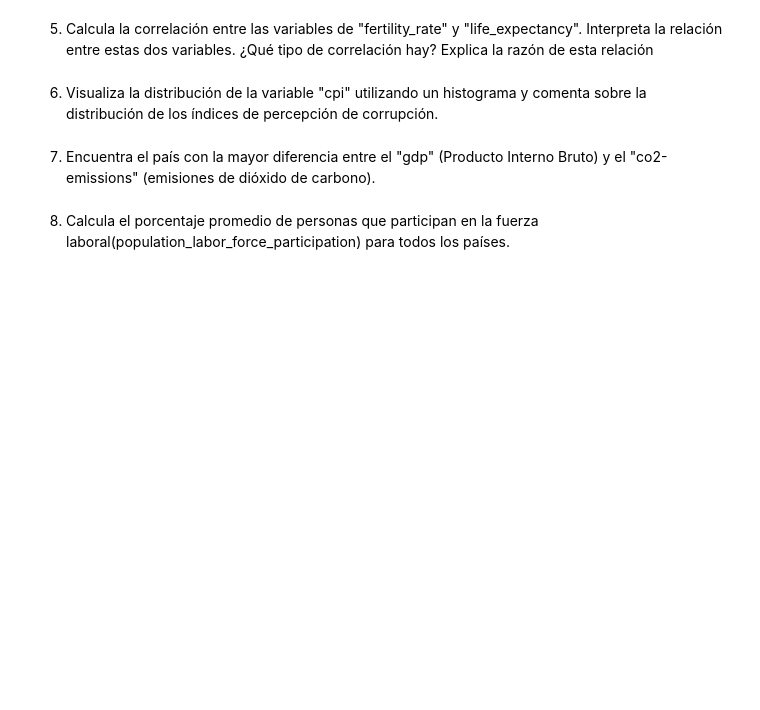
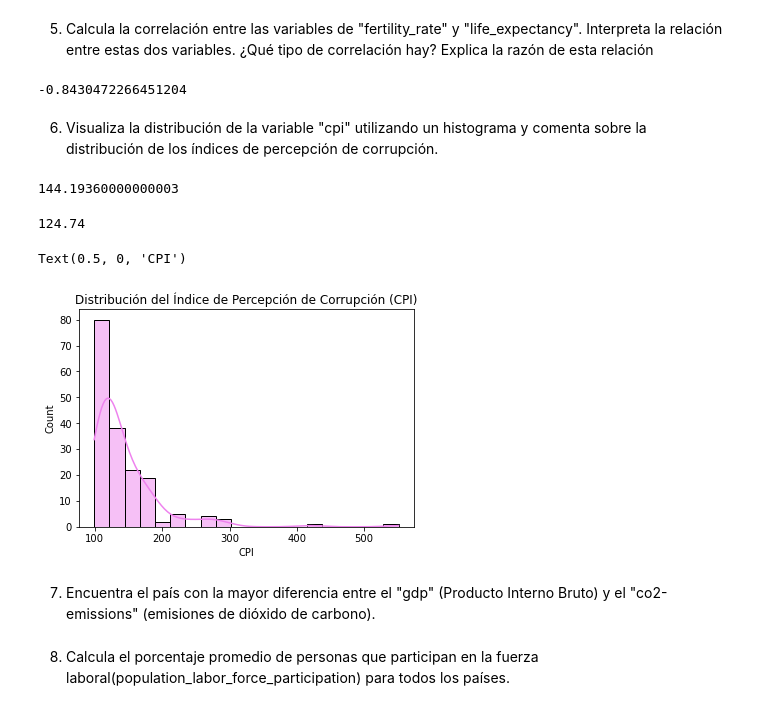
Before and after one commit to karinem0/promoG-modulo3-sprint2-pairprogramming-Johanna-Karine, a Jupyter notebook: 2.Estadística_descriptiva_pair_programming.ipynb, the cells around one changed output. Saved outputs shown, nothing was run; the diff lists cells and outputs as text; code cells hidden in the pictures; blank space fills up the shorter version.

```diff
--- a/2.Estadística_descriptiva_pair_programming.ipynb
+++ b/2.Estadística_descriptiva_pair_programming.ipynb
@@ -12,0 +35,3 @@ Instrucciones:
+# %%
+df = pd.read_csv("files/world_data_full_apply_nulos.csv", index_col=0)
+df.head()
@@ -34,0 +187,23 @@ Máximo
+# %%
+media_mortalidad = df['infant_mortality'].mean()
+mediana_mortalidad = df['infant_mortality'].median()
+desviacion_estandar_mortalidad = df['infant_mortality'].std()
+
+# Definir umbrales para las categorías
+umbral_bajo = mediana_mortalidad - desviacion_estandar_mortalidad
+umbral_alto = mediana_mortalidad + desviacion_estandar_mortalidad
+
+# Función para asignar categorías
+def asignar_categoria(mortalidad):
+    if mortalidad <= umbral_bajo:
+        return 'Baja'
+    elif mortalidad <= umbral_alto:
+        return 'Moderada'
+    else:
+        return 'Alta'
+
+# Aplicar la función para asignar categorías
+df['categoria_mortalidad_infantil'] = df['infant_mortality'].apply(asignar_categoria)
+
+# Mostrar los resultados
+(df[['country', 'infant_mortality', 'categoria_mortalidad_infantil']])
@@ -35,9 +226,36 @@ Máximo
 # %% [markdown]
 
 5. Calcula la correlación entre las variables de "fertility_rate" y "life_expectancy". Interpreta la relación entre estas dos variables. ¿Qué tipo de correlación hay? Explica la razón de esta relación
+# %%
+corr_fer_life = df["fertility_rate"].corr(df["life_expectancy"],method= "spearman")
+corr_fer_life
+
+# Correlacion negativa, mientras la tasa de fertilidad aumenta, la esperanza de vida disminuye.
+# Cuando una variable aumenta, la otra tiende a disminuir.
+# Indica una correlación negativa fuerte. Esto significa que cuando una variable sube, la otra tiende a bajar de manera consistente.
+# %% [output]
+-0.8430472266451204
 # %% [markdown]
 
 6. Visualiza la distribución de la variable "cpi" utilizando un histograma y comenta sobre la distribución de los índices de percepción de corrupción.
+# %%
+df["cpi"].mean()
+# %% [output]
+144.19360000000003
+# %%
+df["cpi"].median()
+# %% [output]
+124.74
+# %%
+sns.histplot(data = df["cpi"],
+             color = "violet",
+             kde = True,
+             bins = 20 )
+plt.title('Distribución del Índice de Percepción de Corrupción (CPI)')
+plt.xlabel('CPI')
+# %% [output]
+Text(0.5, 0, 'CPI')
+[figure, added]
 # %% [markdown]
 
 7. Encuentra el país con la mayor diferencia entre el "gdp" (Producto Interno Bruto) y el "co2-emissions" (emisiones de dióxido de carbono).
```
Also changed, not shown: parts of 19 cells of this notebook.
